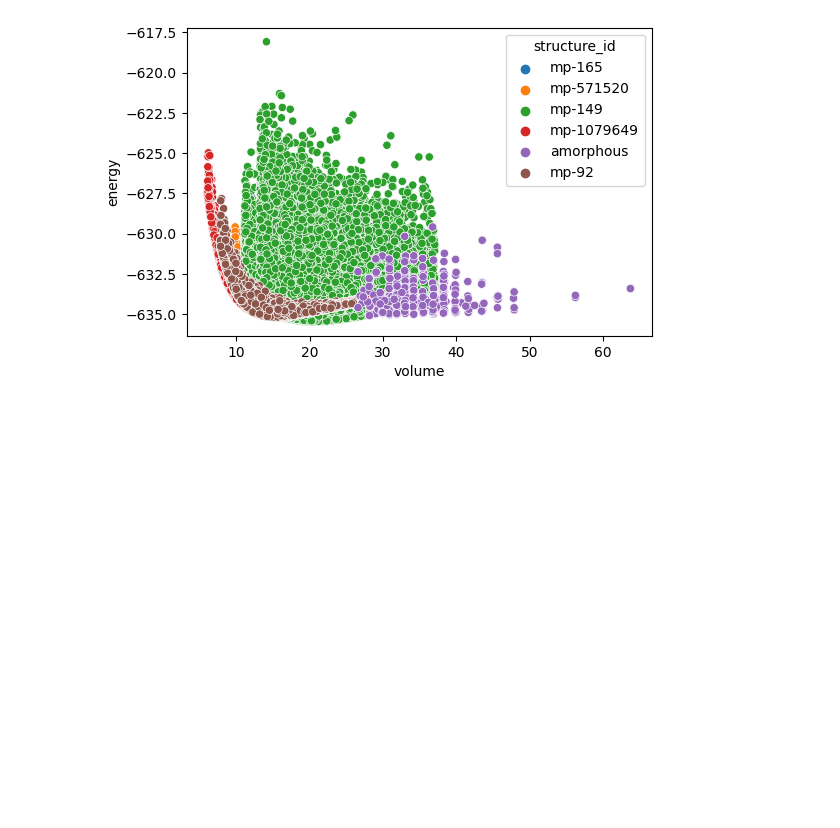
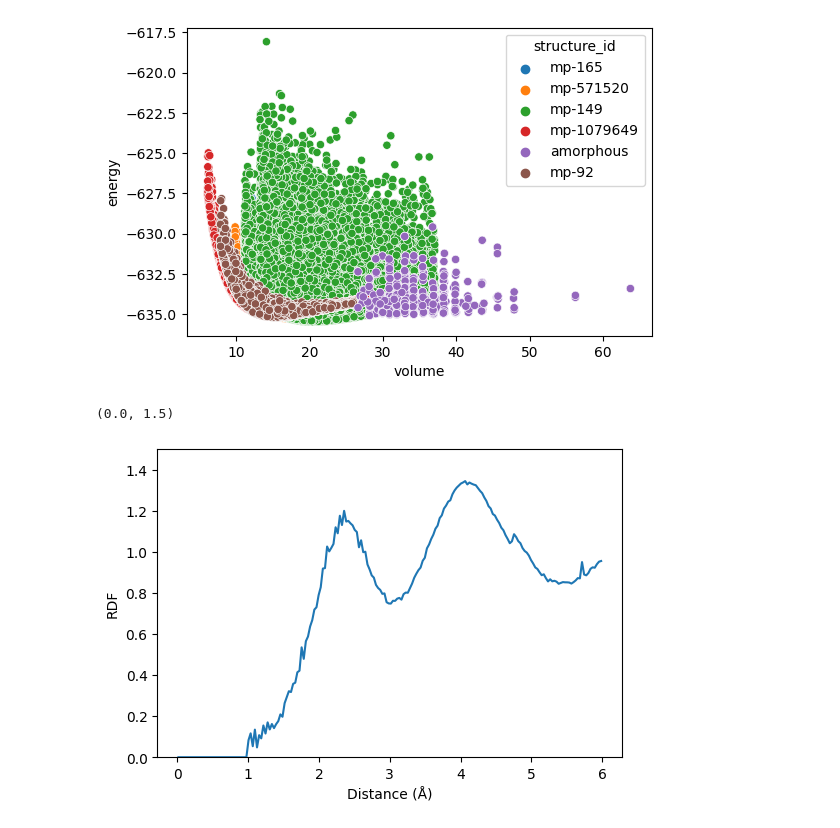
Before and after one commit to y1u0d2a1i/mlp_tools, a Jupyter notebook: notebooks/analyze/plot_training_data_n2p2.ipynb, the cells around one changed output. Cells and saved outputs as stored; diff of their text form; code cells hidden in the pictures; blank space fills up the shorter version.

```diff
--- a/notebooks/analyze/plot_training_data_n2p2.ipynb
+++ b/notebooks/analyze/plot_training_data_n2p2.ipynb
@@ -46,3 +72,5 @@ for atom in mlpatoms:
 force_df = pd.concat(force_df, ignore_index=True)
 # %%
 sns.scatterplot(data=force_df, x='fx', y='fy', hue='structure_id')
+# %%
+atom = mlpatoms[0]
@@ -48,0 +81,22 @@ sns.scatterplot(data=force_df, x='fx', y='fy', hue='structure_id')
+# %%
+import random
+
+rdf_x = atom.get_rdf(rcut=6.0, bins=200)[:, 0]
+rdf_val_list = []
+for atom in mlpatoms:
+    rdf_val = atom.get_rdf(rcut=6.0, bins=200)[:, 1]
+    rdf_val_list.append(rdf_val)
+rdf_val_list = np.array(rdf_val_list)
+# %%
+mean_rdf = np.mean(rdf_val_list, axis=0)
+std_rdf = np.std(rdf_val_list, axis=0)
+
+fig, ax = plt.subplots(figsize=(6, 4))
+ax.plot(rdf_x, mean_rdf)
+# ax.fill_between(rdf_x, mean_rdf - std_rdf, mean_rdf + std_rdf, alpha=0.3)
+ax.set_xlabel('Distance (Å)')
+ax.set_ylabel('RDF')
+ax.set_ylim(0, 1.5)
+# %% [output]
+(0.0, 1.5)
+[figure, added]
```
Also changed, not shown: parts of 4 cells of this notebook, 4 other files.
